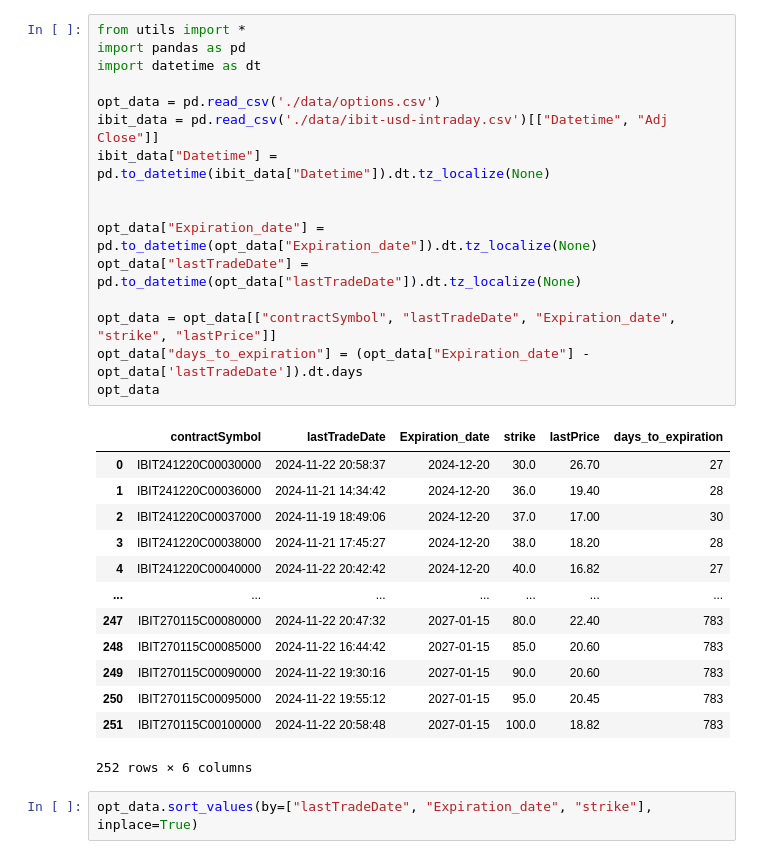
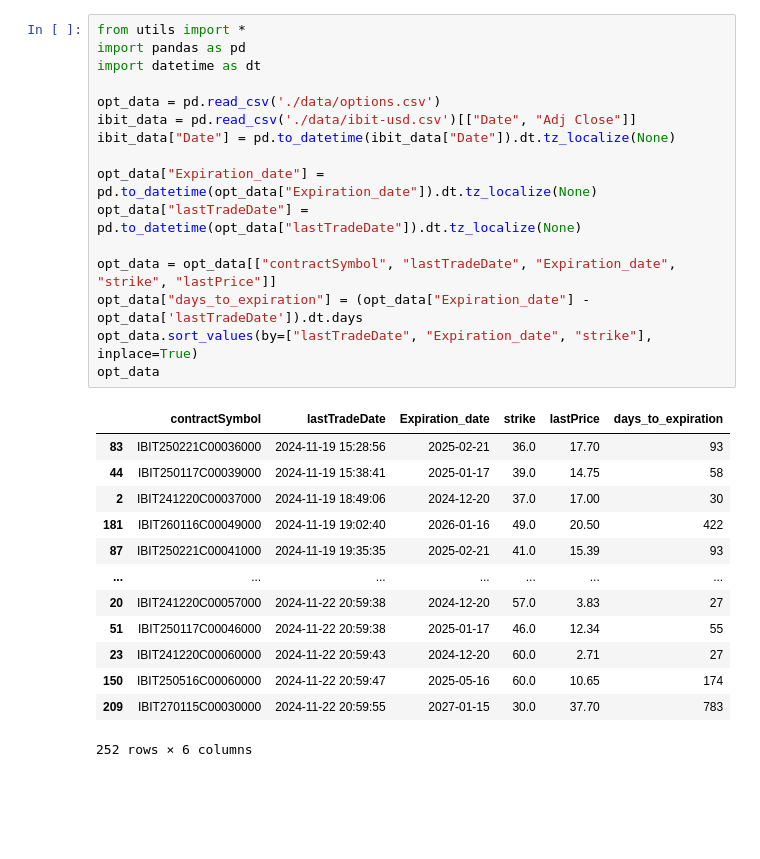
Before and after one commit to GvFreitas1/Precificacao-de-Opcoes, a Jupyter notebook: backtesting.ipynb, the cells around one changed output. Cells and saved outputs as stored; diff of their text form; blank space fills up the shorter version.

```diff
--- a/backtesting.ipynb
+++ b/backtesting.ipynb
@@ -1,33 +1,31 @@
 # %%
 from utils import *
 import pandas as pd
 import datetime as dt
 
 opt_data = pd.read_csv('./data/options.csv')
-ibit_data = pd.read_csv('./data/ibit-usd-intraday.csv')[["Datetime", "Adj Close"]]
-ibit_data["Datetime"] = pd.to_datetime(ibit_data["Datetime"]).dt.tz_localize(None)
-
+ibit_data = pd.read_csv('./data/ibit-usd.csv')[["Date", "Adj Close"]]
+ibit_data["Date"] = pd.to_datetime(ibit_data["Date"]).dt.tz_localize(None)
 
 opt_data["Expiration_date"] = pd.to_datetime(opt_data["Expiration_date"]).dt.tz_localize(None)
 opt_data["lastTradeDate"] = pd.to_datetime(opt_data["lastTradeDate"]).dt.tz_localize(None)
 
 opt_data = opt_data[["contractSymbol", "lastTradeDate", "Expiration_date", "strike", "lastPrice"]]
 opt_data["days_to_expiration"] = (opt_data["Expiration_date"] - opt_data['lastTradeDate']).dt.days
+opt_data.sort_values(by=["lastTradeDate", "Expiration_date", "strike"], inplace=True)
 opt_data
 # %% [output]
 |  | contractSymbol | lastTradeDate | Expiration_date | strike | lastPrice | days_to_expiration |
-| 0 | IBIT241220C00030000 | 2024-11-22 20:58:37 | 2024-12-20 | 30.0 | 26.70 | 27 |
-| 1 | IBIT241220C00036000 | 2024-11-21 14:34:42 | 2024-12-20 | 36.0 | 19.40 | 28 |
+| 83 | IBIT250221C00036000 | 2024-11-19 15:28:56 | 2025-02-21 | 36.0 | 17.70 | 93 |
+| 44 | IBIT250117C00039000 | 2024-11-19 15:38:41 | 2025-01-17 | 39.0 | 14.75 | 58 |
 | 2 | IBIT241220C00037000 | 2024-11-19 18:49:06 | 2024-12-20 | 37.0 | 17.00 | 30 |
-| 3 | IBIT241220C00038000 | 2024-11-21 17:45:27 | 2024-12-20 | 38.0 | 18.20 | 28 |
-| 4 | IBIT241220C00040000 | 2024-11-22 20:42:42 | 2024-12-20 | 40.0 | 16.82 | 27 |
+| 181 | IBIT260116C00049000 | 2024-11-19 19:02:40 | 2026-01-16 | 49.0 | 20.50 | 422 |
+| 87 | IBIT250221C00041000 | 2024-11-19 19:35:35 | 2025-02-21 | 41.0 | 15.39 | 93 |
 | ... | ... | ... | ... | ... | ... | ... |
-| 247 | IBIT270115C00080000 | 2024-11-22 20:47:32 | 2027-01-15 | 80.0 | 22.40 | 783 |
-| 248 | IBIT270115C00085000 | 2024-11-22 16:44:42 | 2027-01-15 | 85.0 | 20.60 | 783 |
-| 249 | IBIT270115C00090000 | 2024-11-22 19:30:16 | 2027-01-15 | 90.0 | 20.60 | 783 |
-| 250 | IBIT270115C00095000 | 2024-11-22 19:55:12 | 2027-01-15 | 95.0 | 20.45 | 783 |
-| 251 | IBIT270115C00100000 | 2024-11-22 20:58:48 | 2027-01-15 | 100.0 | 18.82 | 783 |
+| 20 | IBIT241220C00057000 | 2024-11-22 20:59:38 | 2024-12-20 | 57.0 | 3.83 | 27 |
+| 51 | IBIT250117C00046000 | 2024-11-22 20:59:38 | 2025-01-17 | 46.0 | 12.34 | 55 |
+| 23 | IBIT241220C00060000 | 2024-11-22 20:59:43 | 2024-12-20 | 60.0 | 2.71 | 27 |
+| 150 | IBIT250516C00060000 | 2024-11-22 20:59:47 | 2025-05-16 | 60.0 | 10.65 | 174 |
+| 209 | IBIT270115C00030000 | 2024-11-22 20:59:55 | 2027-01-15 | 30.0 | 37.70 | 783 |
 252 rows × 6 columns
-# %%
-opt_data.sort_values(by=["lastTradeDate", "Expiration_date", "strike"], inplace=True)
 # %%
```
Also changed, not shown: parts of 8 cells of this notebook, 5 other files.
